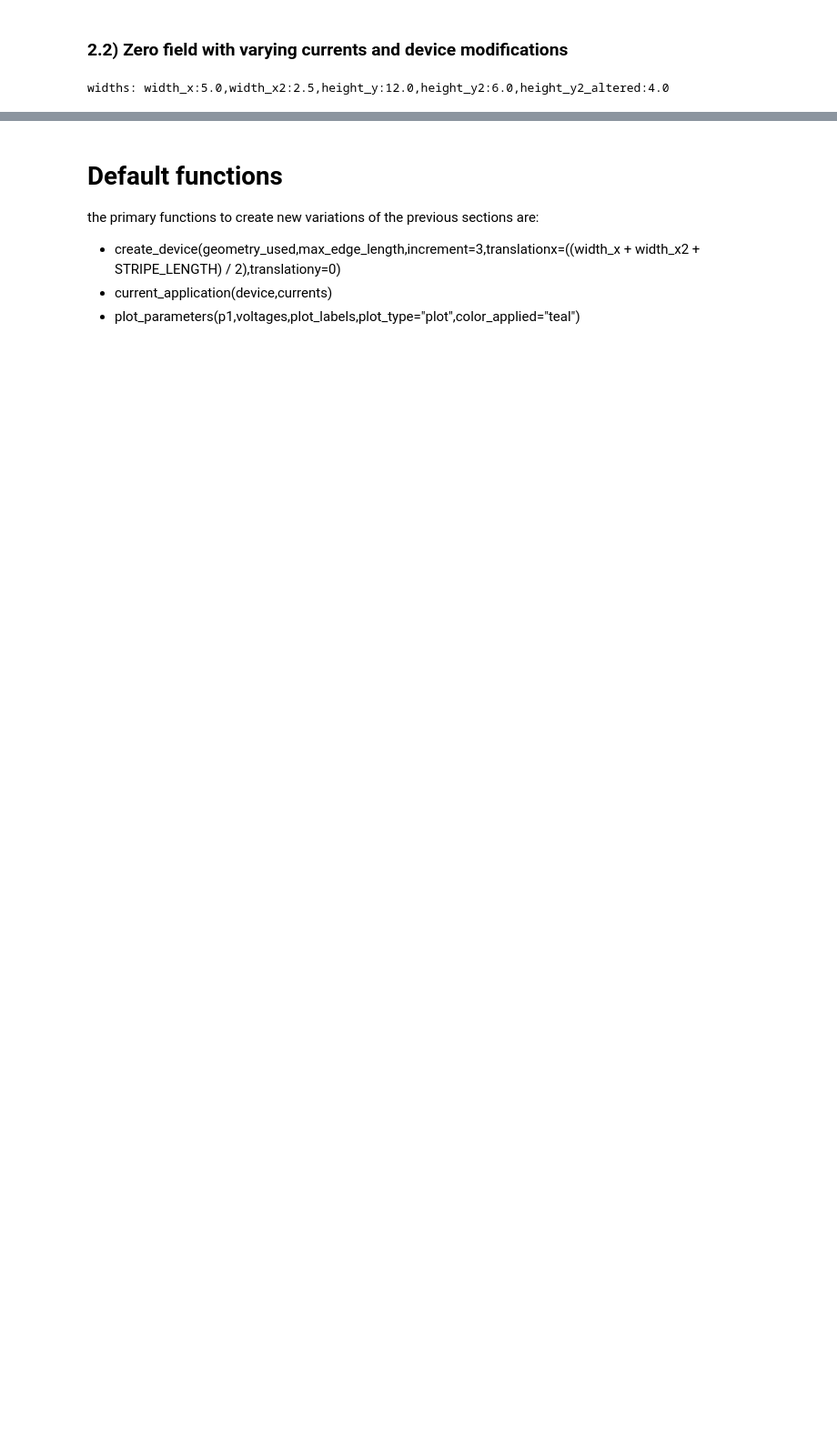
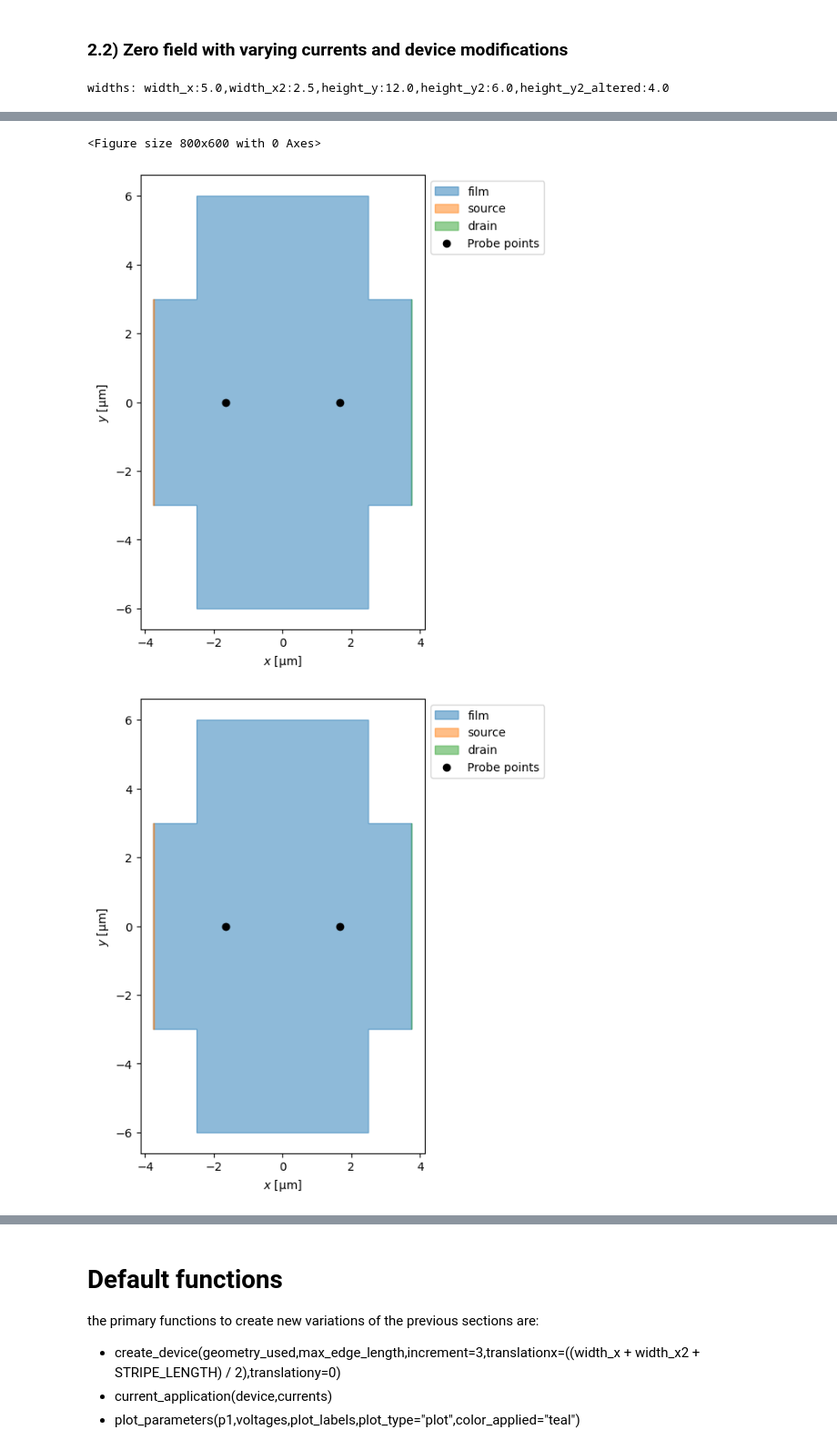
Before and after one commit to AlejoProjects/diode_effect, a Jupyter notebook: proyecto_electro2.ipynb, the cells around one changed output, grey strips where cells are left out. Shown at 91% size. Drawn from its saved outputs; the diff is of its cells as text; code cells hidden in the pictures; blank space fills up the shorter version.

```diff
--- a/proyecto_electro2.ipynb
+++ b/proyecto_electro2.ipynb
@@ -362,10 +363,11 @@ voltages_arr = []
 J = 0
 for h in range(io,ifi):
     deltay = h
-    device_fast_2  = create_device(half_geometry,MAX_EDGE_LENGTH_IV,difference=deltay)
-    fig, ax = device_fast_2.draw()
-    voltages = aplicacion_corriente(device_fast_2,currents)
+    device_l  = create_device(half_geometry,MAX_EDGE_LENGTH_IV,incrementy=deltay,incrementx=2)
+    fig, ax = device_l.draw()
+    voltages =  current_application(device_l, currents,B_field = 1.0)
     voltages_arr.append(voltages)
     plot_parameters(currents,voltages,plot_info1)
     J+= 1
     print(f'progress: {np.round((J/size)*100,3)}')
+# %% [output]
@@ -371,0 +380,3 @@ for h in range(io,ifi):
+<Figure size 800x600 with 0 Axes>
+[figure, added]
+[figure, added]
```
Also changed, not shown: parts of 15 cells of this notebook, 2 other files.
